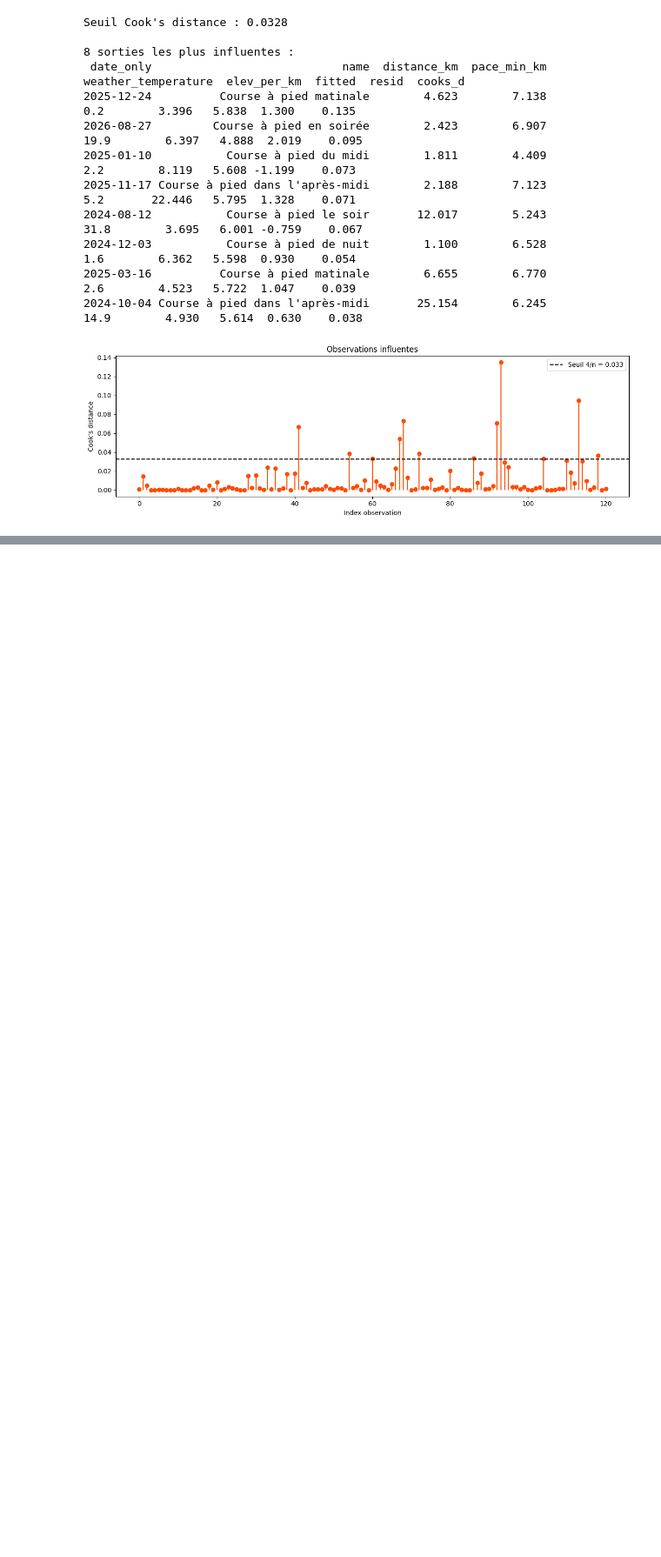
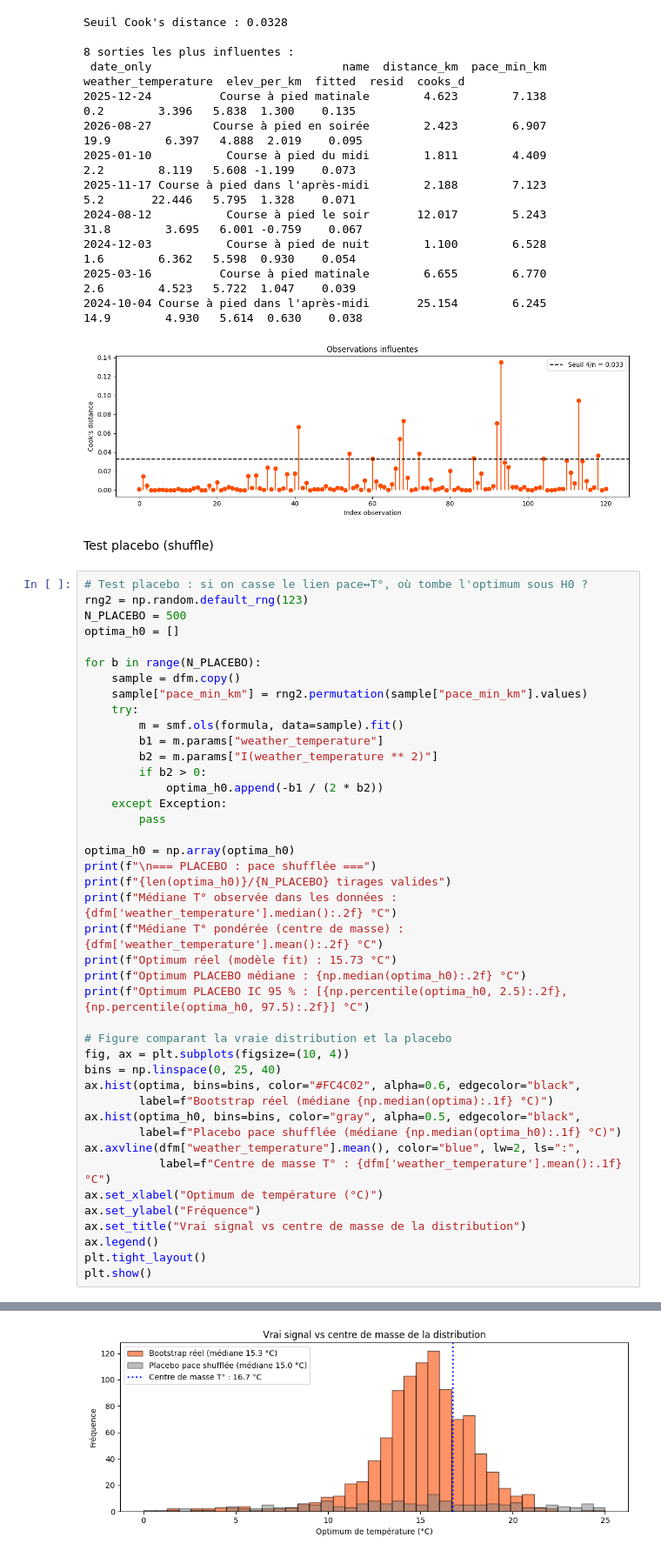
Before and after one commit to dslaskibert/StravAnalytics, a Jupyter notebook: notebooks/07_regression_multiple.ipynb, the cells around one changed output, grey strips where cells are left out. Shown at 87% size. Drawn from its saved outputs; the diff is of its cells as text; blank space fills up the shorter version.

```diff
--- a/notebooks/07_regression_multiple.ipynb
+++ b/notebooks/07_regression_multiple.ipynb
@@ -293,3 +289,48 @@ Seuil Cook's distance : 0.0328
 2025-03-16          Course à pied matinale        6.655        6.770                  2.6        4.523   5.722  1.047    0.039
 2024-10-04 Course à pied dans l'après-midi       25.154        6.245                 14.9        4.930   5.614  0.630    0.038
 [figure]
+# %% [markdown]
+Test placebo (shuffle)
+# %%
+# Test placebo : si on casse le lien pace↔T°, où tombe l'optimum sous H0 ?
+rng2 = np.random.default_rng(123)
+N_PLACEBO = 500
+optima_h0 = []
+
+for b in range(N_PLACEBO):
+    sample = dfm.copy()
+    sample["pace_min_km"] = rng2.permutation(sample["pace_min_km"].values)
+    try:
+        m = smf.ols(formula, data=sample).fit()
+        b1 = m.params["weather_temperature"]
+        b2 = m.params["I(weather_temperature ** 2)"]
+        if b2 > 0:
+            optima_h0.append(-b1 / (2 * b2))
+    except Exception:
+        pass
+
+optima_h0 = np.array(optima_h0)
+print(f"\n=== PLACEBO : pace shufflée ===")
+print(f"{len(optima_h0)}/{N_PLACEBO} tirages valides")
+print(f"Médiane T° observée dans les données : {dfm['weather_temperature'].median():.2f} °C")
+print(f"Médiane T° pondérée (centre de masse) : {dfm['weather_temperature'].mean():.2f} °C")
+print(f"Optimum réel (modèle fit) : 15.73 °C")
+print(f"Optimum PLACEBO médiane : {np.median(optima_h0):.2f} °C")
+print(f"Optimum PLACEBO IC 95 % : [{np.percentile(optima_h0, 2.5):.2f}, {np.percentile(optima_h0, 97.5):.2f}] °C")
+
+# Figure comparant la vraie distribution et la placebo
+fig, ax = plt.subplots(figsize=(10, 4))
+bins = np.linspace(0, 25, 40)
+ax.hist(optima, bins=bins, color="#FC4C02", alpha=0.6, edgecolor="black",
+        label=f"Bootstrap réel (médiane {np.median(optima):.1f} °C)")
+ax.hist(optima_h0, bins=bins, color="gray", alpha=0.5, edgecolor="black",
+        label=f"Placebo pace shufflée (médiane {np.median(optima_h0):.1f} °C)")
+ax.axvline(dfm["weather_temperature"].mean(), color="blue", lw=2, ls=":",
+           label=f"Centre de masse T° : {dfm['weather_temperature'].mean():.1f} °C")
+ax.set_xlabel("Optimum de température (°C)")
+ax.set_ylabel("Fréquence")
+ax.set_title("Vrai signal vs centre de masse de la distribution")
+ax.legend()
+plt.tight_layout()
+plt.show()
+# %% [output]
@@ -295,0 +344 @@ Seuil Cook's distance : 0.0328
+[figure, added]
```
Also changed, not shown: parts of 22 cells of this notebook.
